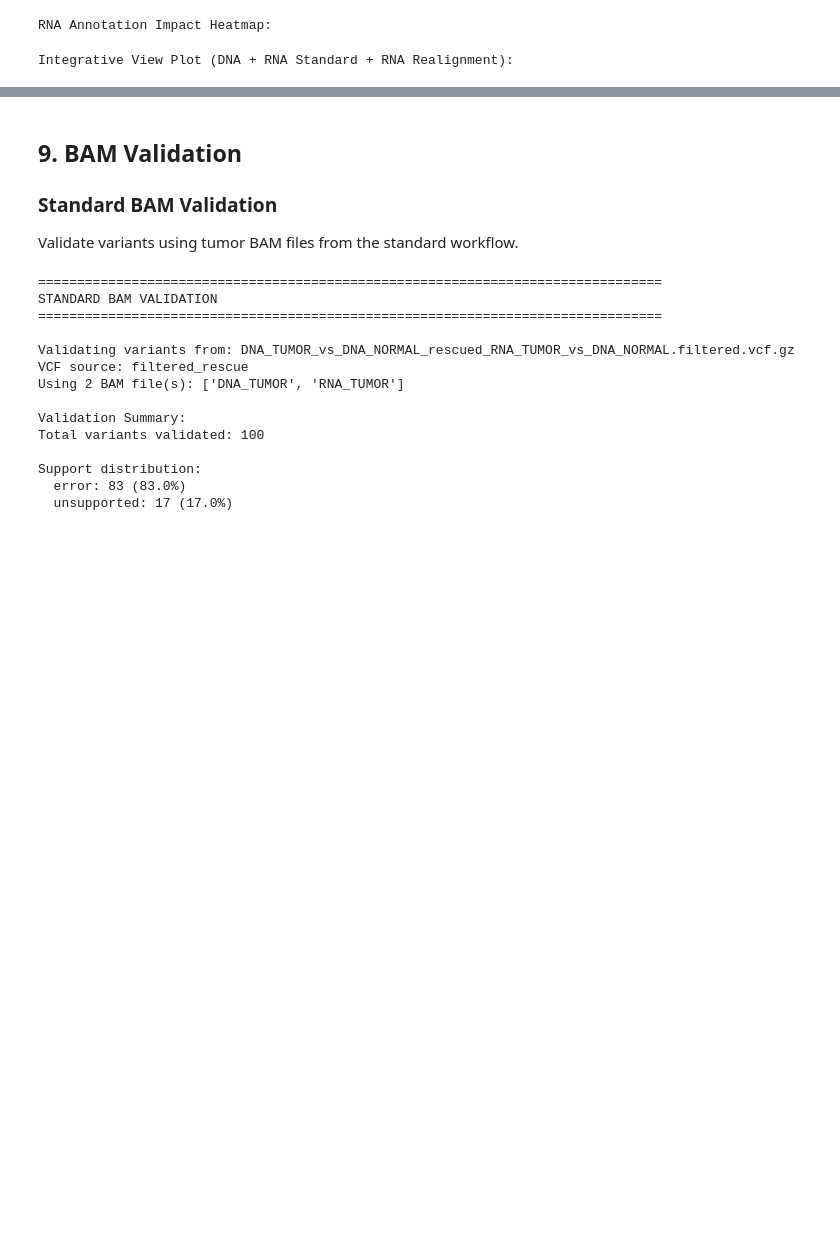
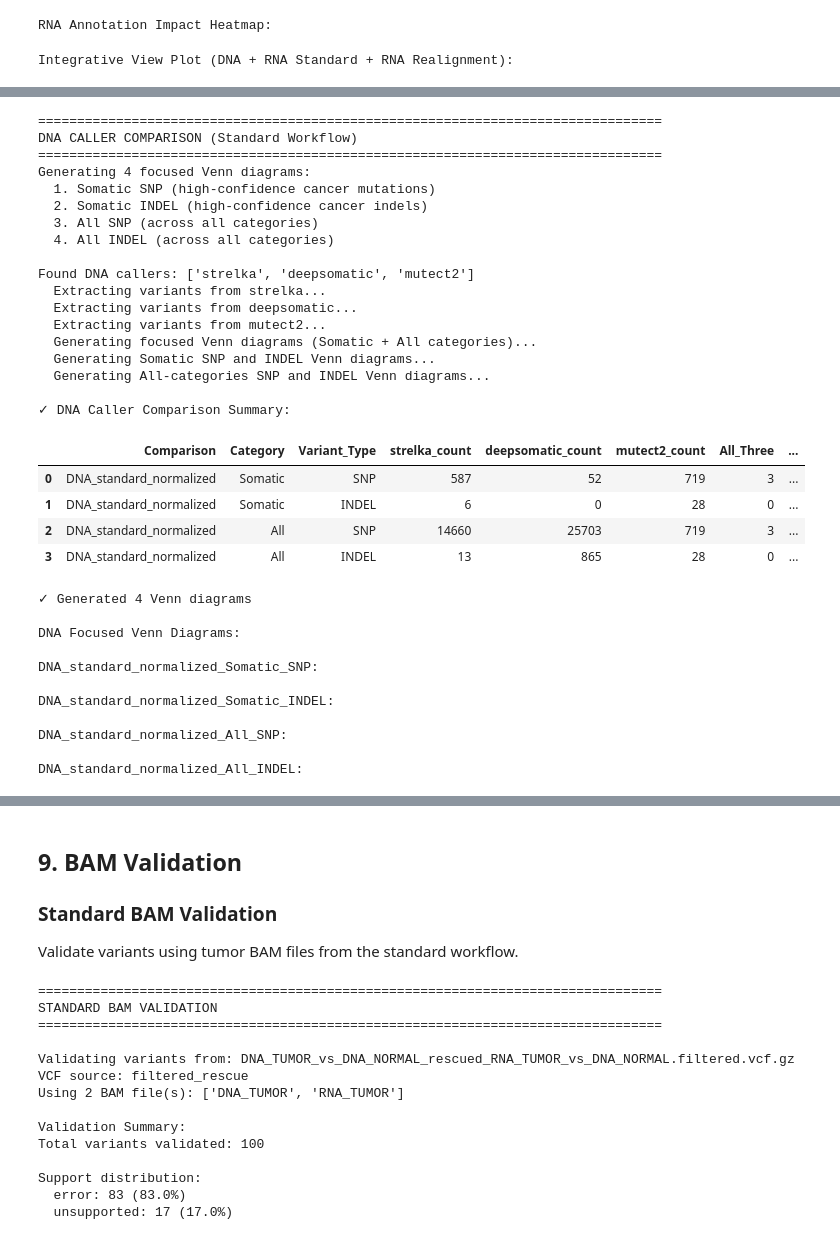
Before and after one commit to JoJoTsui/rnadnavar, a Jupyter notebook: notebook/vcf_statistics_workflow_refactored.ipynb, the cells around one changed output, grey strips where cells are left out. Saved outputs shown, nothing was run; the diff lists cells and outputs as text; code cells hidden in the pictures; blank space fills up the shorter version.

```diff
--- a/notebook/vcf_statistics_workflow_refactored.ipynb
+++ b/notebook/vcf_statistics_workflow_refactored.ipynb
@@ -937,0 +990,75 @@ Integrative View Plot (DNA + RNA Standard + RNA Realignment):
+# %%
+# DNA Caller Comparison (Standard Workflow) - Focused Venn Diagrams
+print("=" * 80)
+print("DNA CALLER COMPARISON (Standard Workflow)")
+print("=" * 80)
+print("Generating 4 focused Venn diagrams:")
+print("  1. Somatic SNP (high-confidence cancer mutations)")
+print("  2. Somatic INDEL (high-confidence cancer indels)")
+print("  3. All SNP (across all categories)")
+print("  4. All INDEL (across all categories)")
+print()
+
+try:
+    dna_summary, dna_figures = caller_comparator.compare_dna_callers(
+        workflow="standard",
+        stage="normalized"
+    )
+
+    print("\n✓ DNA Caller Comparison Summary:")
+    display(dna_summary)
+
+    print(f"\n✓ Generated {len(dna_figures)} Venn diagrams")
+
+    # Display Venn diagrams in focused order
+    if dna_figures:
+        print("\nDNA Focused Venn Diagrams:")
+        # Show in logical order: Somatic first, then All
+        display_order = ["Somatic_SNP", "Somatic_INDEL", "All_SNP", "All_INDEL"]
+        for suffix in display_order:
+            for fig_key in sorted(dna_figures.keys()):
+                if fig_key.endswith(suffix):
+                    print(f"\n{fig_key}:")
+                    dna_figures[fig_key].show()
+
+except Exception as e:
+    print(f"✗ Error in DNA caller comparison: {e}")
+    import traceback
+    traceback.print_exc()
+    dna_summary = None
+    dna_figures = {}
+# %% [output]
+================================================================================
+DNA CALLER COMPARISON (Standard Workflow)
+================================================================================
+Generating 4 focused Venn diagrams:
+  1. Somatic SNP (high-confidence cancer mutations)
+  2. Somatic INDEL (high-confidence cancer indels)
+  3. All SNP (across all categories)
+  4. All INDEL (across all categories)
+
+Found DNA callers: ['strelka', 'deepsomatic', 'mutect2']
+  Extracting variants from strelka...
+  Extracting variants from deepsomatic...
+  Extracting variants from mutect2...
+  Generating focused Venn diagrams (Somatic + All categories)...
+  Generating Somatic SNP and INDEL Venn diagrams...
+  Generating All-categories SNP and INDEL Venn diagrams...
+
+✓ DNA Caller Comparison Summary:
+|  | Comparison | Category | Variant_Type | strelka_count | deepsomatic_count | mutect2_count | All_Three | ... |
+| 0 | DNA_standard_normalized | Somatic | SNP | 587 | 52 | 719 | 3 | ... |
+| 1 | DNA_standard_normalized | Somatic | INDEL | 6 | 0 | 28 | 0 | ... |
+| 2 | DNA_standard_normalized | All | SNP | 14660 | 25703 | 719 | 3 | ... |
+| 3 | DNA_standard_normalized | All | INDEL | 13 | 865 | 28 | 0 | ... |
+✓ Generated 4 Venn diagrams
+
+DNA Focused Venn Diagrams:
+
+DNA_standard_normalized_Somatic_SNP:
+
+DNA_standard_normalized_Somatic_INDEL:
+
+DNA_standard_normalized_All_SNP:
+
+DNA_standard_normalized_All_INDEL:
```
Also changed, not shown: parts of 8 cells of this notebook, 2 other files.
